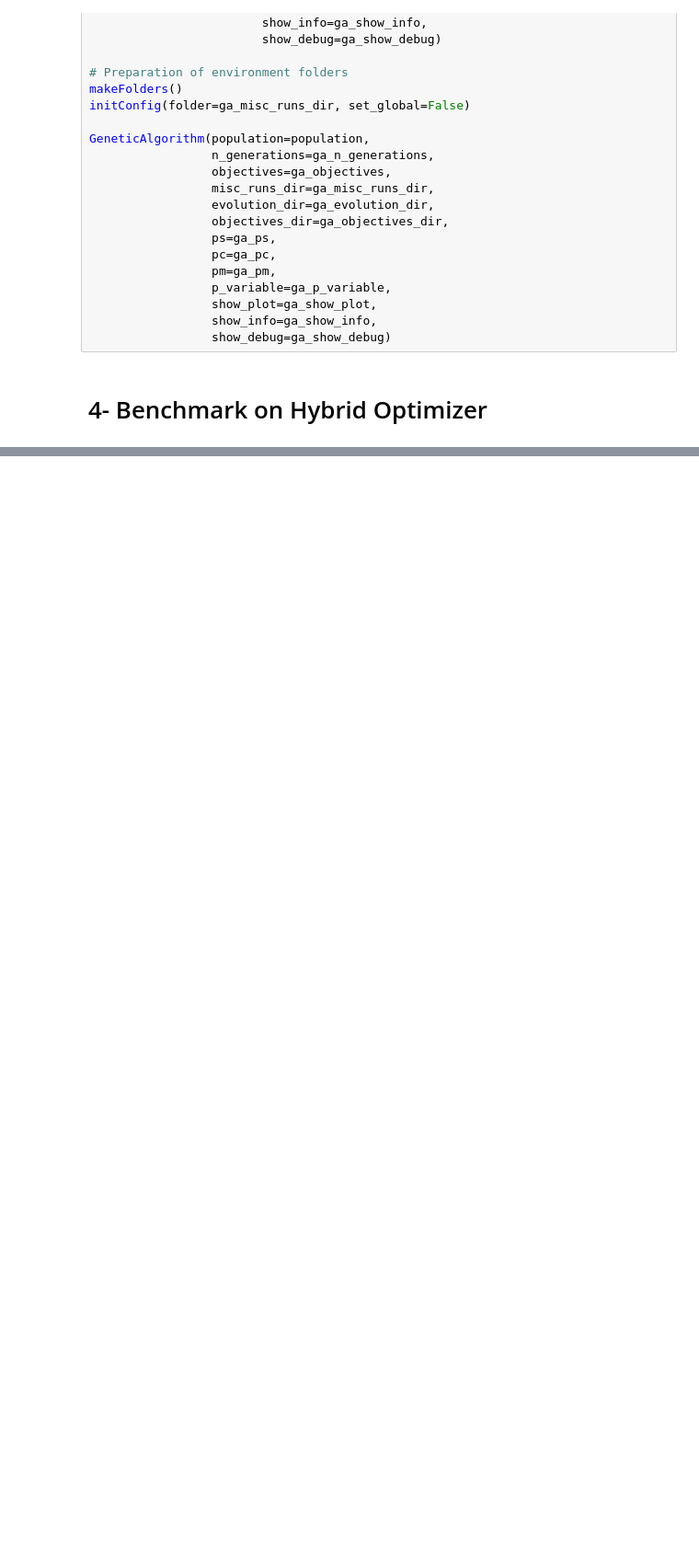
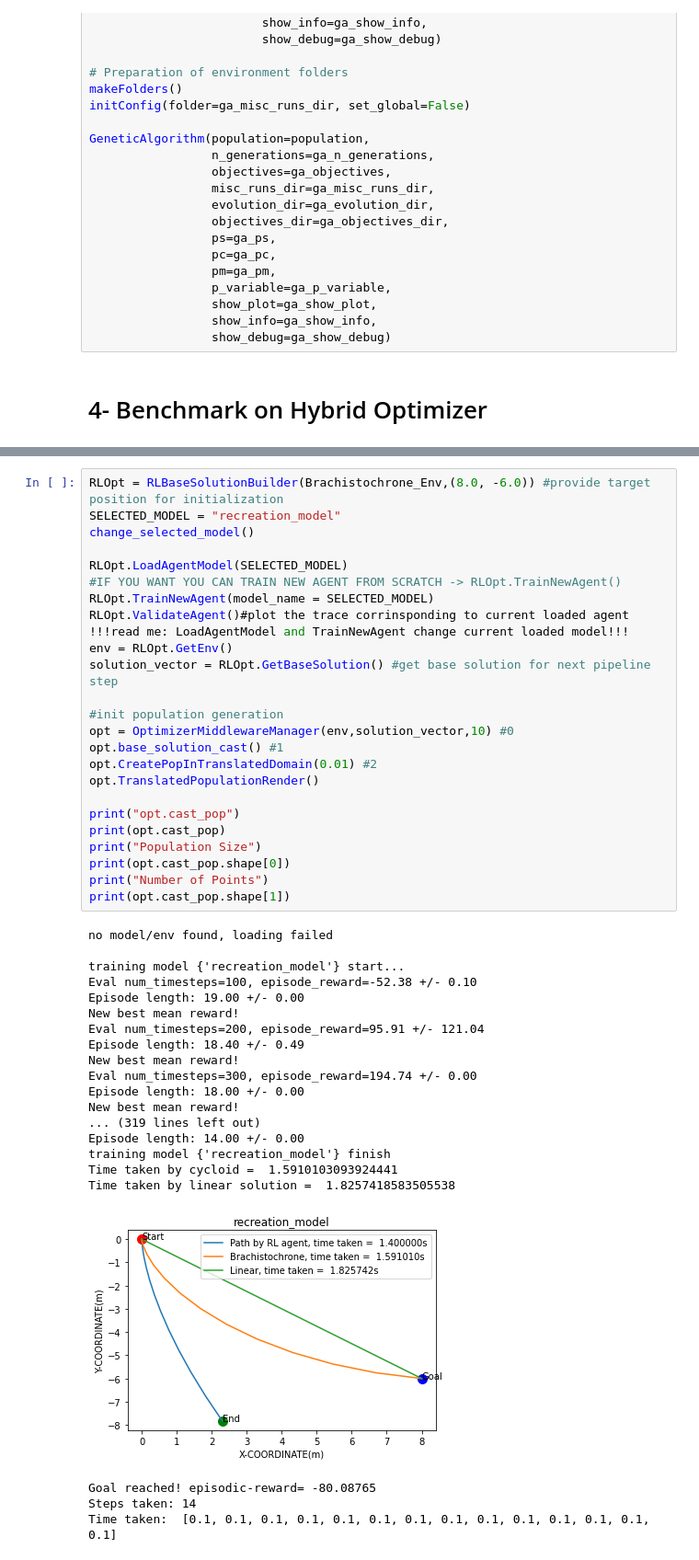
Before and after one commit to MarshaGomez/F5-MOEA-Variations, a Jupyter notebook: examples/MOEA_Brachistochrone.ipynb, the cells around one changed output, grey strips where cells are left out. Shown: that part at 92% size. Cells and saved outputs as stored; diff of their text form; blank space fills up the shorter version.

```diff
--- a/examples/MOEA_Brachistochrone.ipynb
+++ b/examples/MOEA_Brachistochrone.ipynb
@@ -2125,0 +2074,46 @@ GeneticAlgorithm(population=population,
+# %%
+RLOpt = RLBaseSolutionBuilder(Brachistochrone_Env,(8.0, -6.0)) #provide target position for initialization
+SELECTED_MODEL = "recreation_model"
+change_selected_model()
+
+RLOpt.LoadAgentModel(SELECTED_MODEL)
+#IF YOU WANT YOU CAN TRAIN NEW AGENT FROM SCRATCH -> RLOpt.TrainNewAgent()
+RLOpt.TrainNewAgent(model_name = SELECTED_MODEL)
+RLOpt.ValidateAgent()#plot the trace corrinsponding to current loaded agent   !!!read me: LoadAgentModel and TrainNewAgent change current loaded model!!!
+env = RLOpt.GetEnv()
+solution_vector = RLOpt.GetBaseSolution() #get base solution for next pipeline step
+
+#init population generation
+opt = OptimizerMiddlewareManager(env,solution_vector,10) #0
+opt.base_solution_cast() #1
+opt.CreatePopInTranslatedDomain(0.01) #2
+opt.TranslatedPopulationRender()
+
+print("opt.cast_pop")
+print(opt.cast_pop)
+print("Population Size")
+print(opt.cast_pop.shape[0])
+print("Number of Points")
+print(opt.cast_pop.shape[1])
+# %% [output]
+no model/env found, loading failed
+
+training model {'recreation_model'} start...
+Eval num_timesteps=100, episode_reward=-52.38 +/- 0.10
+Episode length: 19.00 +/- 0.00
+New best mean reward!
+Eval num_timesteps=200, episode_reward=95.91 +/- 121.04
+Episode length: 18.40 +/- 0.49
+New best mean reward!
+Eval num_timesteps=300, episode_reward=194.74 +/- 0.00
+Episode length: 18.00 +/- 0.00
+New best mean reward!
+... (319 lines left out)
+Episode length: 14.00 +/- 0.00
+training model {'recreation_model'} finish
+Time taken by cycloid =  1.5910103093924441
+Time taken by linear solution =  1.8257418583505538
+[figure, added]
+Goal reached! episodic-reward= -80.08765
+Steps taken: 14
+Time taken:  [0.1, 0.1, 0.1, 0.1, 0.1, 0.1, 0.1, 0.1, 0.1, 0.1, 0.1, 0.1, 0.1, 0.1]
```
Also changed, not shown: parts of 9 cells of this notebook.
